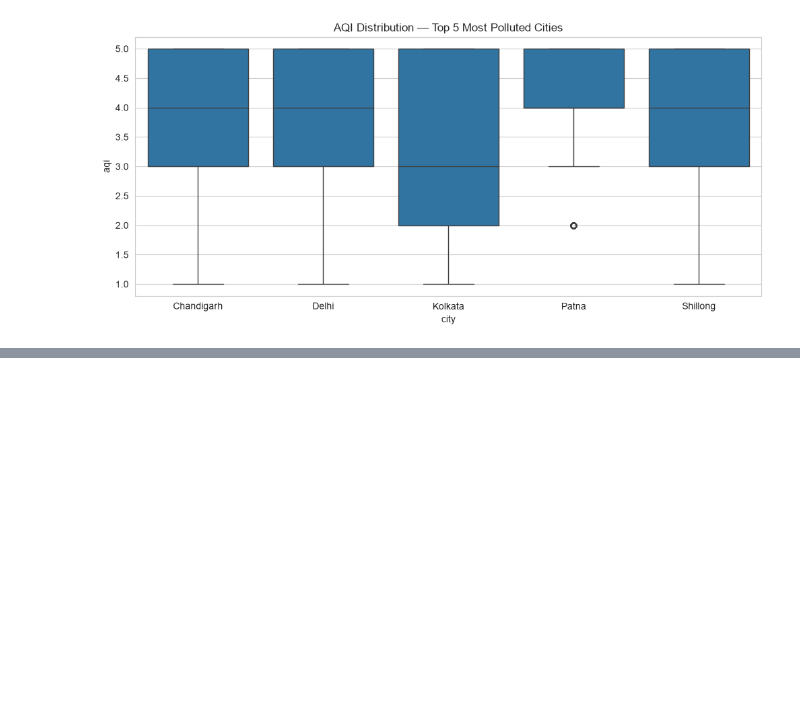
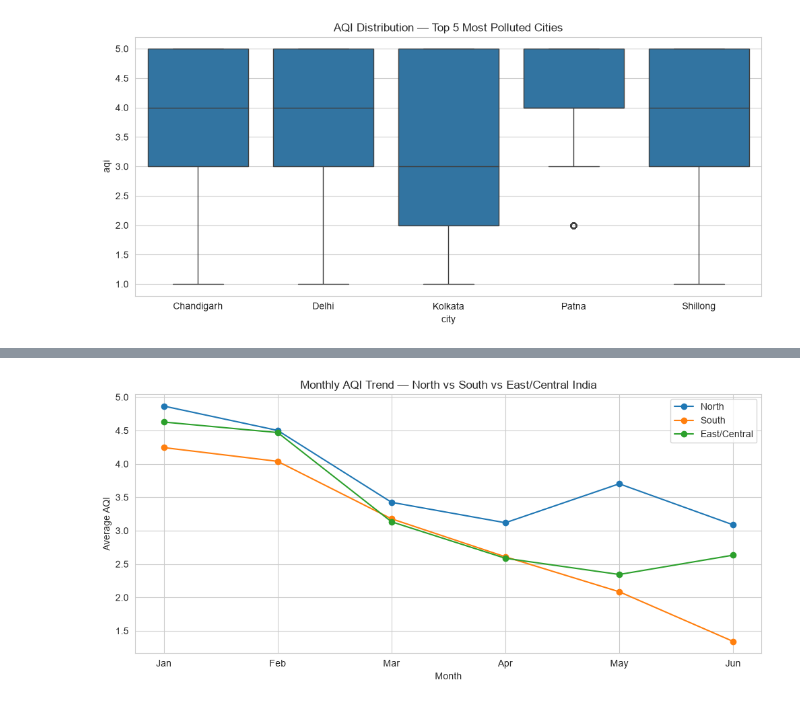
Before and after one commit to bishallaha/vayu, a Jupyter notebook: notebooks/01_eda.ipynb, the cells around one changed output, grey strips where cells are left out. Cells and saved outputs as stored; diff of their text form; code cells hidden in the pictures; blank space fills up the shorter version.

```diff
--- a/notebooks/01_eda.ipynb
+++ b/notebooks/01_eda.ipynb
@@ -169,0 +217,23 @@ plt.show()
+# %%
+north = ["Delhi", "Patna", "Lucknow", "Chandigarh", "Jaipur"]
+south = ["Chennai", "Bengaluru", "Hyderabad", "Mumbai", "Pune"]
+
+df["region"] = df["city"].apply(
+    lambda x: "North" if x in north else ("South" if x in south else "East/Central")
+)
+
+region_monthly = df.groupby(["region", "month"])["aqi"].mean().reset_index()
+month_names_map = {1:"Jan",2:"Feb",3:"Mar",4:"Apr",5:"May",6:"Jun",7:"Jul"}
+region_monthly["month_name"] = region_monthly["month"].map(month_names_map)
+
+for region in ["North", "South", "East/Central"]:
+    subset = region_monthly[region_monthly["region"] == region]
+    plt.plot(subset["month_name"], subset["aqi"], marker="o", label=region)
+
+plt.title("Monthly AQI Trend — North vs South vs East/Central India")
+plt.ylabel("Average AQI")
+plt.xlabel("Month")
+plt.legend()
+plt.show()
+# %% [output]
+[figure, added]
```
Also changed, not shown: parts of 4 cells of this notebook.
